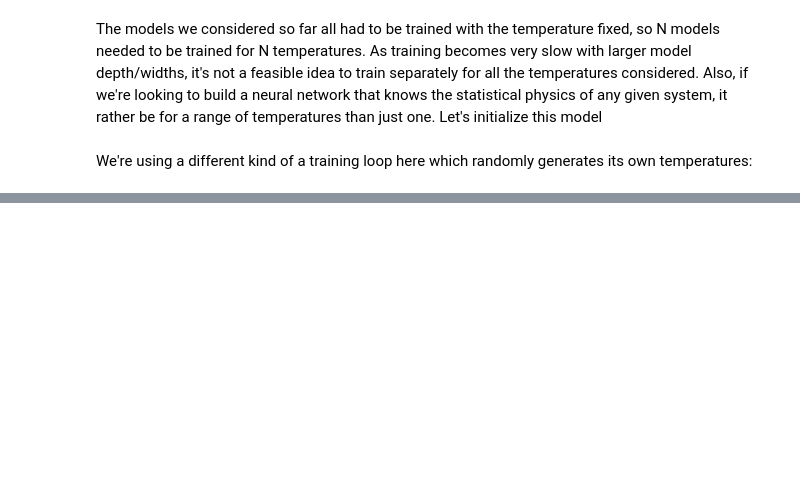
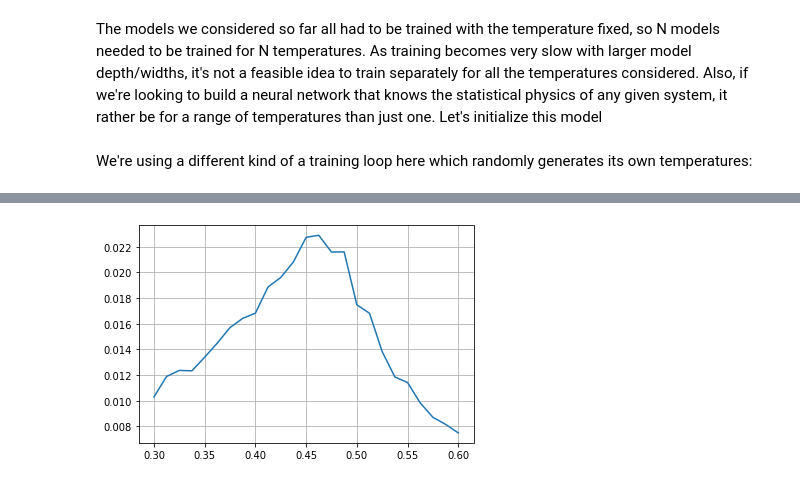
Before and after one commit to dinesh110598/ising-autoregressive, a Jupyter notebook: main.ipynb, the cells around one changed output, grey strips where cells are left out. Saved outputs shown, nothing was run; the diff lists cells and outputs as text; code cells hidden in the pictures; blank space fills up the shorter version.

```diff
--- a/main.ipynb
+++ b/main.ipynb
@@ -330,0 +432,4 @@ history = trainer.var_train_loop(10, anneal=True)
+# %%
+integral = integrator(betas)
+F = -np.reciprocal(betas)*(math.log(2)/2 + integral*(1./(2*math.pi)))
+error = free_energy - F
@@ -330,0 +465,6 @@ history = trainer.var_train_loop(10, anneal=True)
+# %%
+plt.plot(betas, error)
+plt.grid()
+plt.show()
+# %% [output]
+[figure, added]
```
Also changed, not shown: parts of 18 cells of this notebook, 1 other file.
